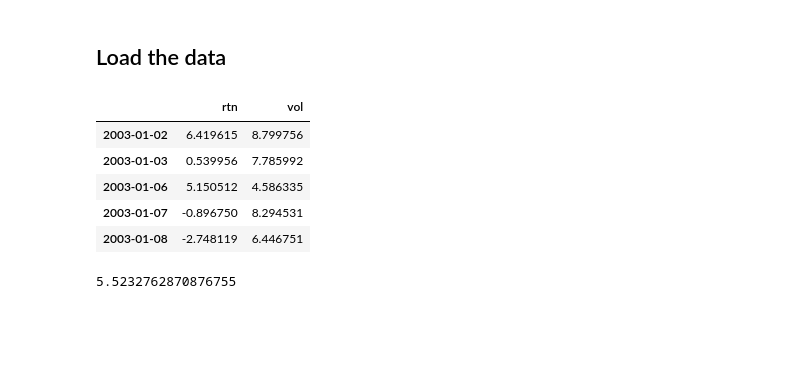
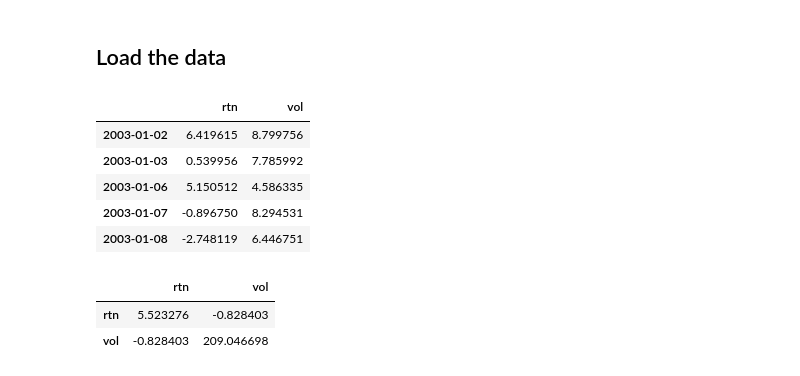
Before and after one commit to sangrey/RiskPriceInference, a Jupyter notebook: volpriceinference/robust_inference_on_data.ipynb, the cells around one changed output. Drawn from its saved outputs; the diff is of its cells as text; code cells hidden in the pictures; blank space fills up the shorter version.

```diff
--- a/volpriceinference/robust_inference_on_data.ipynb
+++ b/volpriceinference/robust_inference_on_data.ipynb
@@ -42,10 +42,12 @@ data.head()
 | 2003-01-06 | 5.150512 | 4.586335 |
 | 2003-01-07 | -0.896750 | 8.294531 |
 | 2003-01-08 | -2.748119 | 6.446751 |
-# %%
-data.rtn.var()
-# %% [output]
-5.5232762870876755
+# %%
+data.cov()
+# %% [output]
+|  | rtn | vol |
+| rtn | 5.523276 | -0.828403 |
+| vol | -0.828403 | 209.046698 |
 # %%
 fig1, ax1 = mpl.pyplot.subplots()
 data['rtn'].plot(ax=ax1)
```
Also changed, not shown: parts of 6 cells of this notebook, 3 other files.
